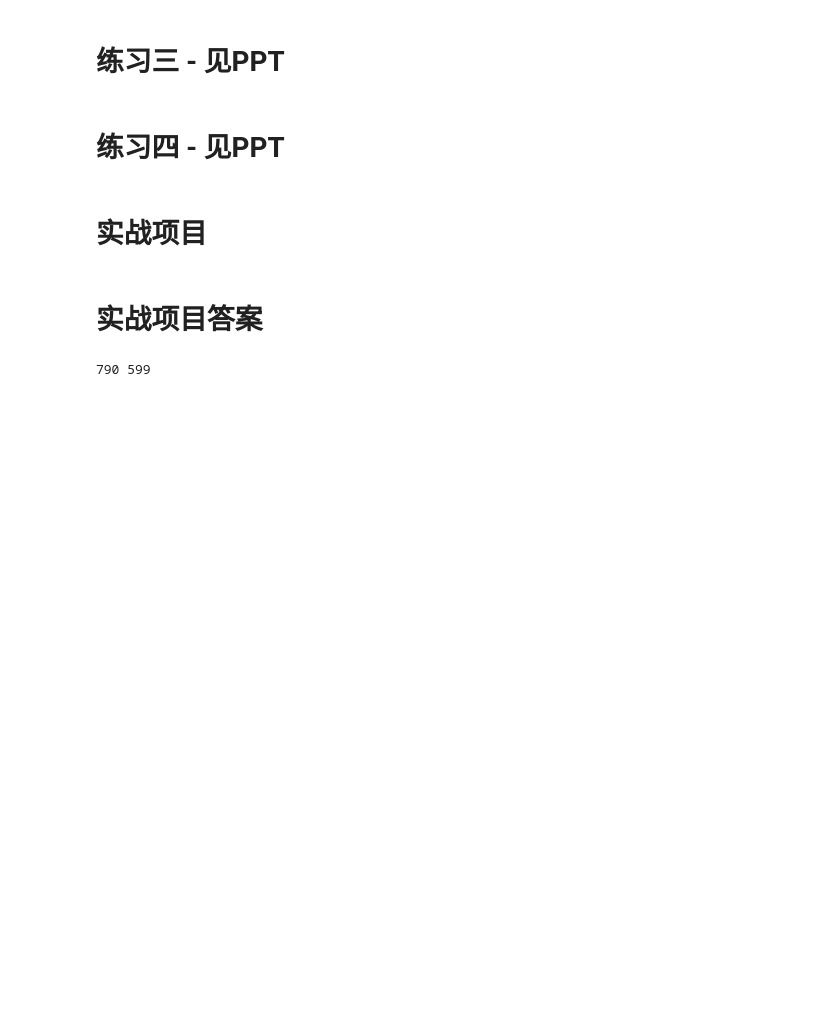
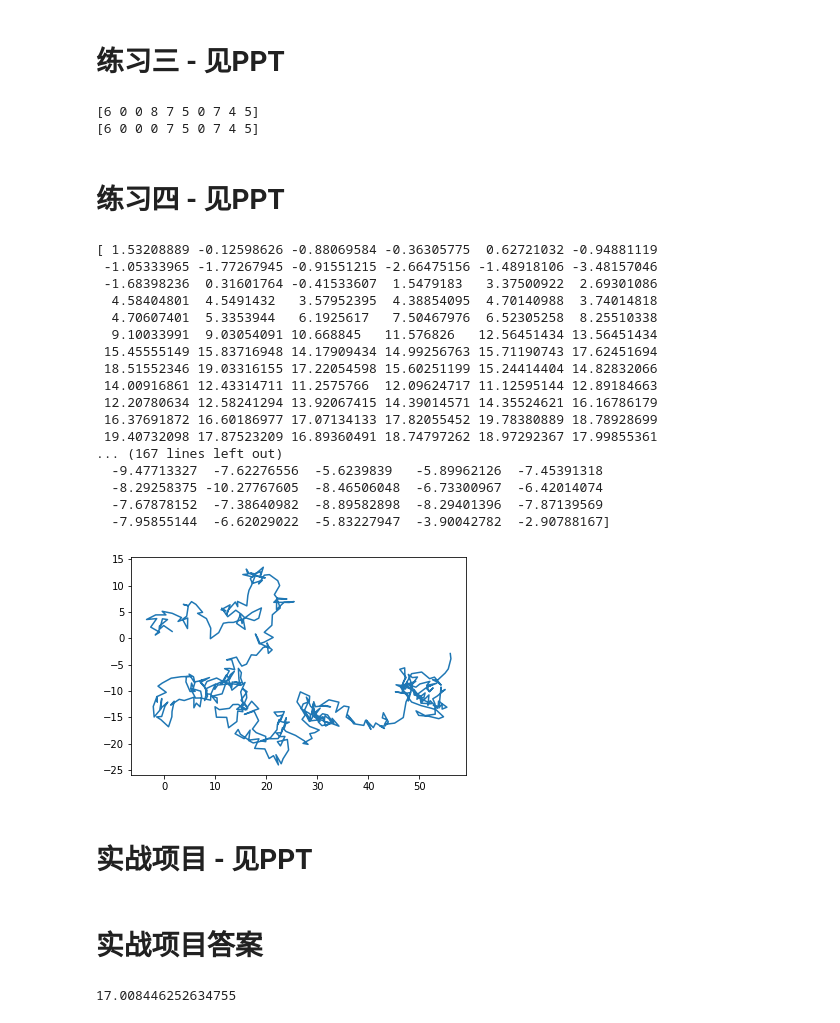
Before and after one commit to shenzhongqiang/21DayPython, a Jupyter notebook: chapter10.ipynb, the cells around one changed output. Saved outputs shown, nothing was run; the diff lists cells and outputs as text; code cells hidden in the pictures; blank space fills up the shorter version.

```diff
--- a/chapter10.ipynb
+++ b/chapter10.ipynb
@@ -329,9 +375,51 @@ print(a)
 # %% [markdown]
 # 练习三 - 见PPT
+# %%
+# 练习三答案
+a = np.random.randint(0, 10, size=10)
+print(a)
+a[np.argmax(a)] = 0
+print(a)
+# %% [output]
+[6 0 0 8 7 5 0 7 4 5]
+[6 0 0 0 7 5 0 7 4 5]
 # %% [markdown]
 # 练习四 - 见PPT
+# %%
+# 练习四答案
+N = 500 # steps
+
+r = np.random.randint(1,3,N) # move 1 or 2 units of distance each step
+theta = np.radians(np.random.randint(0,361,N))
+
+# np.cumsum Return the cumulative sum of the elements along a given axis.
+x = np.cumsum(r*np.cos(theta))
+y = np.cumsum(r*np.sin(theta))
+print(x, y)
+import matplotlib.pyplot as plt
+plt.plot(x, y)
+plt.show()
+# %% [output]
+[ 1.53208889 -0.12598626 -0.88069584 -0.36305775  0.62721032 -0.94881119
+ -1.05333965 -1.77267945 -0.91551215 -2.66475156 -1.48918106 -3.48157046
+ -1.68398236  0.31601764 -0.41533607  1.5479183   3.37500922  2.69301086
+  4.58404801  4.5491432   3.57952395  4.38854095  4.70140988  3.74014818
+  4.70607401  5.3353944   6.1925617   7.50467976  6.52305258  8.25510338
+  9.10033991  9.03054091 10.668845   11.576826   12.56451434 13.56451434
+ 15.45555149 15.83716948 14.17909434 14.99256763 15.71190743 17.62451694
+ 18.51552346 19.03316155 17.22054598 15.60251199 15.24414404 14.82832066
+ 14.00916861 12.43314711 11.2575766  12.09624717 11.12595144 12.89184663
+ 12.20780634 12.58241294 13.92067415 14.39014571 14.35524621 16.16786179
+ 16.37691872 16.60186977 17.07134133 17.82055452 19.78380889 18.78928699
+ 19.40732098 17.87523209 16.89360491 18.74797262 18.97292367 17.99855361
+... (167 lines left out)
+  -9.47713327  -7.62276556  -5.6239839   -5.89962126  -7.45391318
+  -8.29258375 -10.27767605  -8.46506048  -6.73300967  -6.42014074
+  -7.67878152  -7.38640982  -8.89582898  -8.29401396  -7.87139569
+  -7.95855144  -6.62029022  -5.83227947  -3.90042782  -2.90788167]
+[figure, added]
 # %% [markdown]
-# 实战项目
+# 实战项目 - 见PPT
 # %% [markdown]
 # 实战项目答案
 # %%
@@ -340,8 +428,7 @@ np.random.seed(1)
 values = np.random.randn(1000).cumsum()
 # %%
 # 实现
-i = np.argmax(np.maximum.accumulate(values) - values)
-j = np.argmax(values[:i+1])
-print(i, j)
+max_drawdown = np.max(np.maximum.accumulate(values) - values)
+print(max_drawdown)
 # %% [output]
-790 599
+17.008446252634755
```
Also changed, not shown: parts of 14 cells of this notebook.
